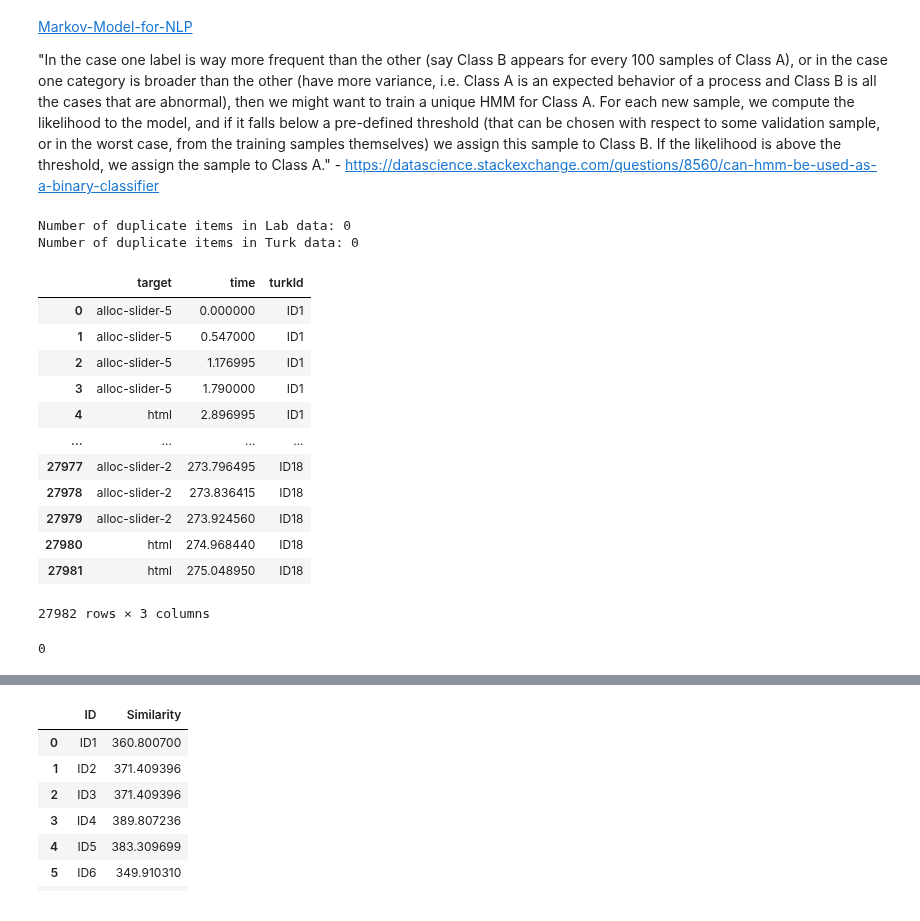
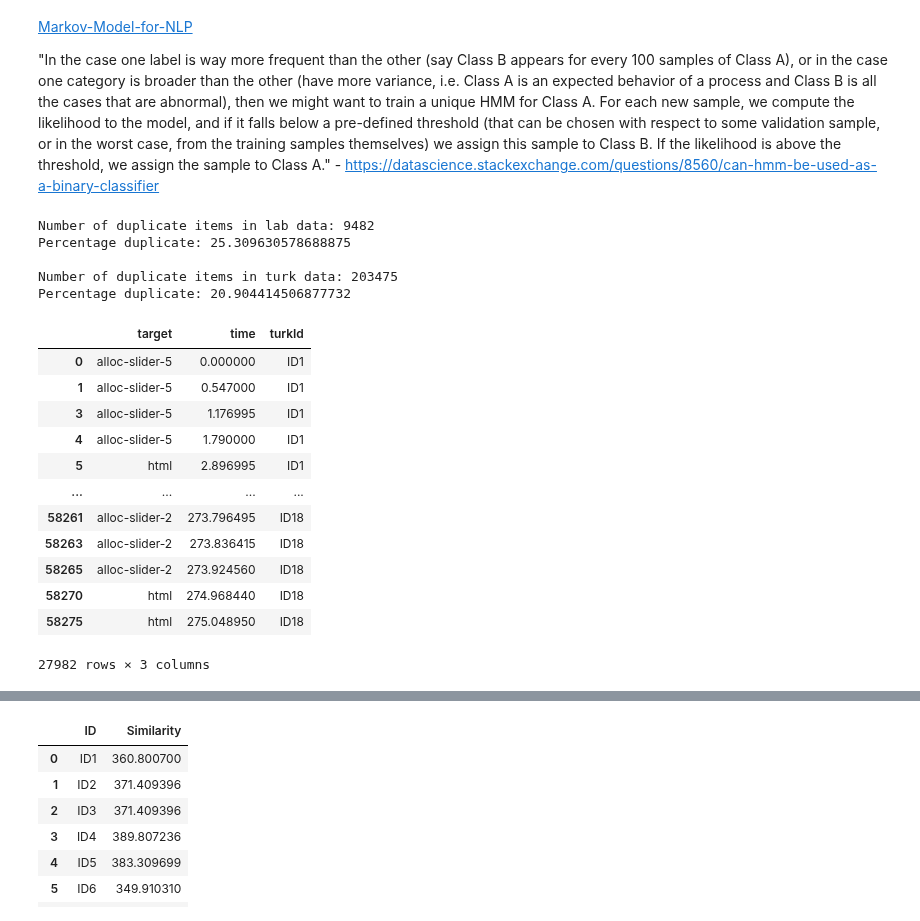
Before and after one commit to DJSaunders1997/Masters-Project, a Jupyter notebook: NLP-Notebook.ipynb, the cells around one changed output, grey strips where cells are left out. Drawn from its saved outputs; the diff is of its cells as text; code cells hidden in the pictures.

```diff
--- a/NLP-Notebook.ipynb
+++ b/NLP-Notebook.ipynb
@@ -787,37 +496,41 @@ Some guys github repository using HMM for binary sentimental analysis of tweets
 
 
 "In the case one label is way more frequent than the other (say Class B appears for every 100 samples of Class A), or in the case one category is broader than the other (have more variance, i.e. Class A is an expected behavior of a process and Class B is all the cases that are abnormal), then we might want to train a unique HMM for Class A. For each new sample, we compute the likelihood to the model, and if it falls below a pre-defined threshold (that can be chosen with respect to some validation sample, or in the worst case, from the training samples themselves) we assign this sample to Class B. If the likelihood is above the threshold, we assign the sample to Class A." - https://datascience.stackexchange.com/questions/8560/can-hmm-be-used-as-a-binary-classifier
-# %%
-# TODO remove Duplicate data earlier to improve effeciency.
-df_lab
-print(f'Number of duplicate items in Lab data: {len(df_lab)-len(df_lab.drop_duplicates())}')
-print(f'Number of duplicate items in Turk data: {len(df_turk)-len(df_turk.drop_duplicates())}')
-# %% [output]
-Number of duplicate items in Lab data: 0
-Number of duplicate items in Turk data: 0
 # %%
 # First get the targets data in a time series of time, target, and ID.
 
 # When we remove the mouse event we have much more duplicate data.
 # Drop this data and reset the indexes to account for missing values.
 # Since there was a correlation between time and number of mouse events maybe I can use index to substitue for time.
-df_markov = df_lab[['target', 'time', 'turkId']].drop_duplicates().reset_index(drop=True)
-df_markov
+df_m_lab = df_lab[['target', 'time', 'turkId']]
+lab_dups = len(df_m_lab)-len(df_m_lab.drop_duplicates())
+print(f'Number of duplicate items in lab data: {lab_dups}')
+print(f'Percentage duplicate: {lab_dups / len(df_lab) * 100}\n')
+df_m_lab = df_m_lab.drop_duplicates()
+
+df_m_turk = df_turk[['target', 'time', 'turkId']]
+turk_dups = len(df_m_turk)-len(df_m_turk.drop_duplicates())
+print(f'Number of duplicate items in turk data: {turk_dups}')
+print(f'Percentage duplicate: {turk_dups / len(df_m_turk) * 100}')
+df_m_turk = df_m_turk.drop_duplicates()
+
+df_m_lab
 # %% [output]
+Number of duplicate items in lab data: 9482
+Percentage duplicate: 25.309630578688875
+
+Number of duplicate items in turk data: 203475
+Percentage duplicate: 20.904414506877732
 |  | target | time | turkId |
 | 0 | alloc-slider-5 | 0.000000 | ID1 |
 | 1 | alloc-slider-5 | 0.547000 | ID1 |
-| 2 | alloc-slider-5 | 1.176995 | ID1 |
-| 3 | alloc-slider-5 | 1.790000 | ID1 |
-| 4 | html | 2.896995 | ID1 |
+| 3 | alloc-slider-5 | 1.176995 | ID1 |
+| 4 | alloc-slider-5 | 1.790000 | ID1 |
+| 5 | html | 2.896995 | ID1 |
 | ... | ... | ... | ... |
-| 27977 | alloc-slider-2 | 273.796495 | ID18 |
-| 27978 | alloc-slider-2 | 273.836415 | ID18 |
-| 27979 | alloc-slider-2 | 273.924560 | ID18 |
-| 27980 | html | 274.968440 | ID18 |
-| 27981 | html | 275.048950 | ID18 |
+| 58261 | alloc-slider-2 | 273.796495 | ID18 |
+| 58263 | alloc-slider-2 | 273.836415 | ID18 |
+| 58265 | alloc-slider-2 | 273.924560 | ID18 |
+| 58270 | html | 274.968440 | ID18 |
+| 58275 | html | 275.048950 | ID18 |
-27982 rows × 3 columns
+27982 rows × 3 columns
-# %%
-len(df_markov)-len(df_markov.drop_duplicates())
-# %% [output]
-0
```
Also changed, not shown: parts of 50 cells of this notebook, 1 other file.
